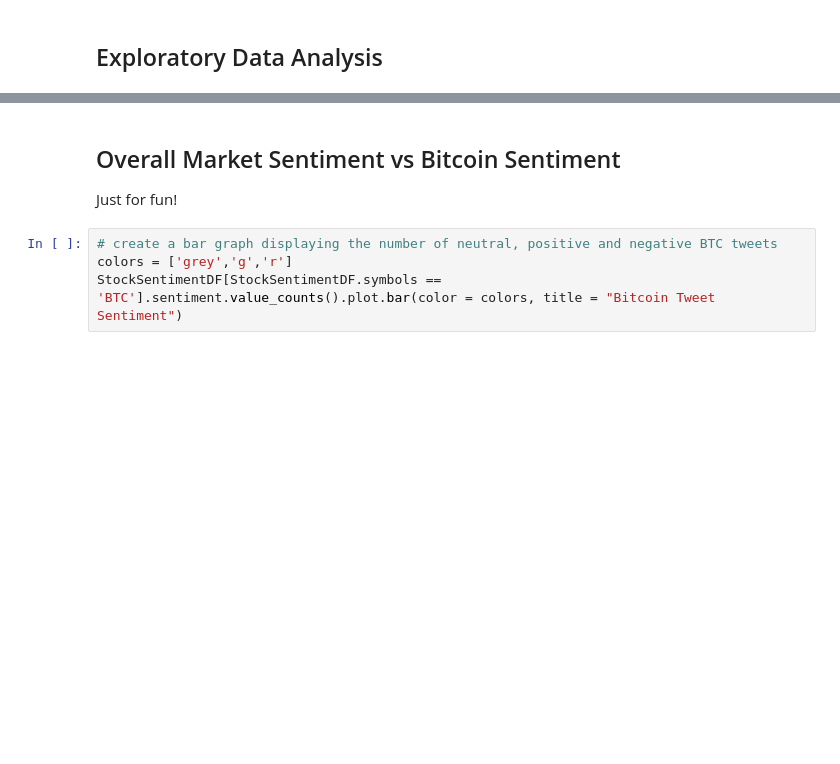
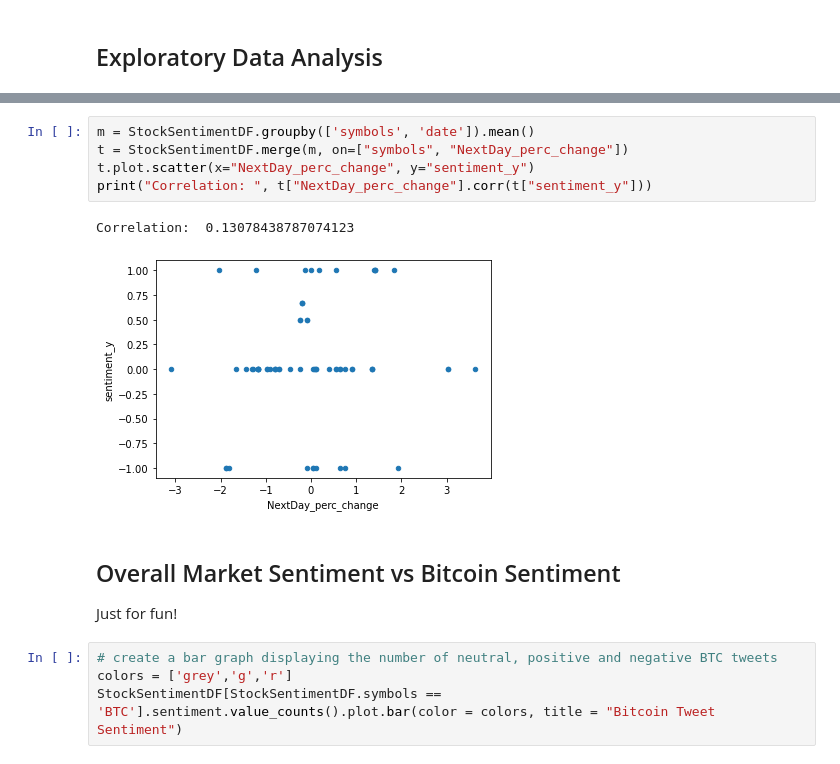
Before and after one commit to AldenPratt/danellsworth.github.io, a Jupyter notebook: FinancialAnalysis.ipynb, the cells around one changed output, grey strips where cells are left out. Drawn from its saved outputs; the diff is of its cells as text; blank space fills up the shorter version.

```diff
--- a/FinancialAnalysis.ipynb
+++ b/FinancialAnalysis.ipynb
@@ -180,3 +195,11 @@ e["text"].plot.bar()
+# %%
+m = StockSentimentDF.groupby(['symbols', 'date']).mean()
+t = StockSentimentDF.merge(m, on=["symbols", "NextDay_perc_change"])
+t.plot.scatter(x="NextDay_perc_change", y="sentiment_y")
+print("Correlation: ", t["NextDay_perc_change"].corr(t["sentiment_y"]))
+# %% [output]
+Correlation:  0.13078438787074123
+[figure, added]
 # %% [markdown]
 ## Overall Market Sentiment vs Bitcoin Sentiment
 Just for fun!
```
Also changed, not shown: parts of 18 cells of this notebook.
